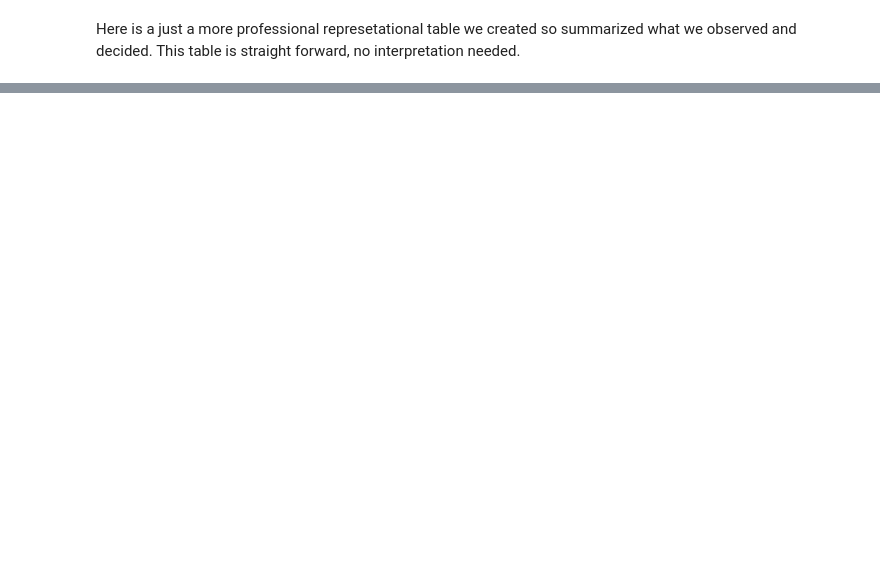
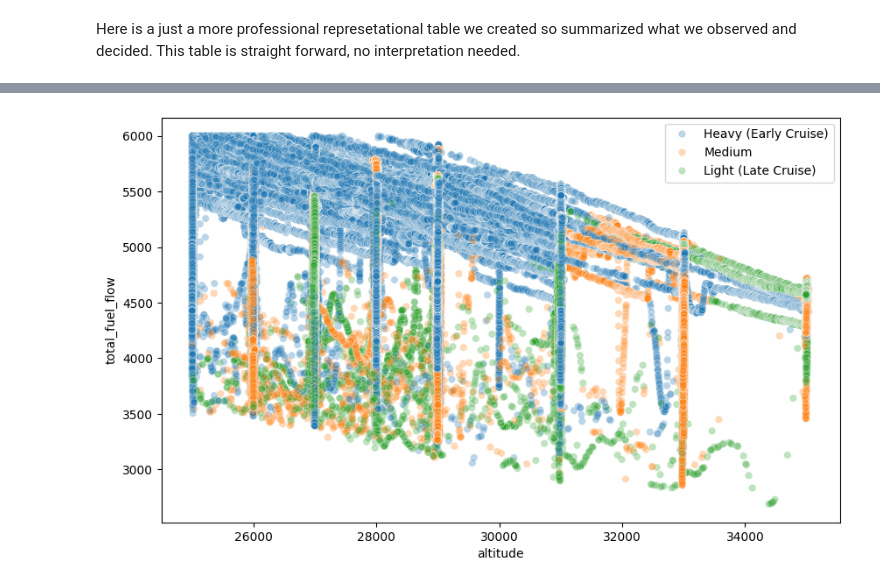
Before and after one commit to dcnguyen060899/data_5100_02_group_project, a Jupyter notebook: code/aviation_optimization_group_project.ipynb, the cells around one changed output, grey strips where cells are left out. Drawn from its saved outputs; the diff is of its cells as text; code cells hidden in the pictures; blank space fills up the shorter version.

```diff
--- a/code/aviation_optimization_group_project.ipynb
+++ b/code/aviation_optimization_group_project.ipynb
@@ -2355,0 +2560,25 @@ Here is a just a more professional represetational table we created so summarize
+# %%
+# Define terciles: Heavy (bottom 33%), Medium (middle 33%), Light (top 33%)
+terciles = df['cumulative_fuel_burned'].quantile([0, 0.33, 0.67, 1.0])
+df['weight_category'] = pd.cut(df['cumulative_fuel_burned'],
+                                bins=terciles,
+                                labels=['Heavy (Early Cruise)', 'Medium', 'Light (Late Cruise)'],
+                                include_lowest=True)
+
+# Compare fuel burn across weight categories
+df.groupby('weight_category', observed=False)['total_fuel_flow'].describe()
+
+# 2. Stratified altitude-speed analysis
+for category in ['Heavy (Early Cruise)', 'Medium', 'Light (Late Cruise)']:
+    subset = df[df['weight_category'] == category]
+    # Plot fuel burn vs altitude for each weight category
+    # Find optimal Mach-altitude combinations for each weight category
+
+fig, ax = plt.subplots(figsize=(10, 6))
+sns.scatterplot(data=df, x='altitude', y='total_fuel_flow',
+                hue='weight_category', alpha=0.3, ax=ax)
+
+ax.legend(loc="upper right")
+plt.show()
+# %% [output]
+[figure, added]
```
Also changed, not shown: parts of 22 cells of this notebook, 3 other files.
